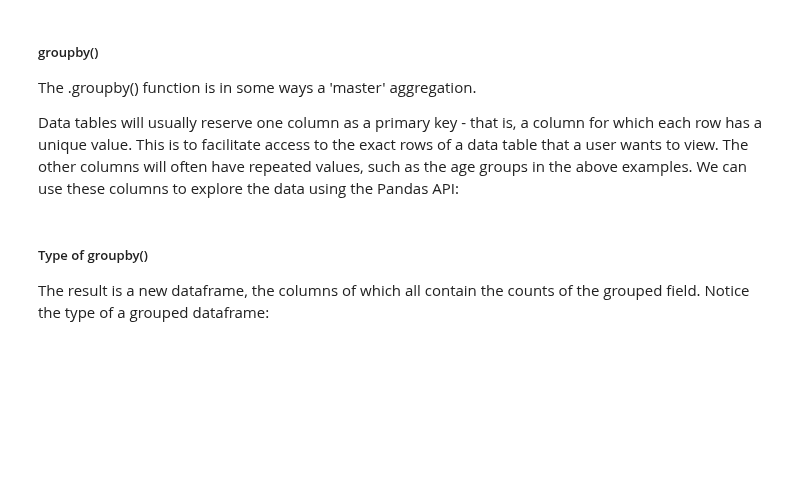
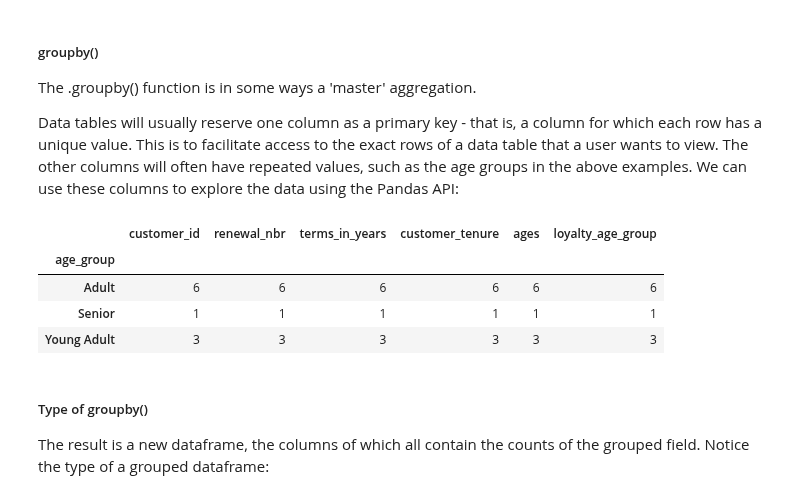
Before and after one commit to somas1/CT, a Jupyter notebook: Pandas/Pandas_Walkthrough_Student_Copy.ipynb, the cells around one changed output. Cells and saved outputs as stored; diff of their text form; code cells hidden in the pictures; blank space fills up the shorter version.

```diff
--- a/Pandas/Pandas_Walkthrough_Student_Copy.ipynb
+++ b/Pandas/Pandas_Walkthrough_Student_Copy.ipynb
@@ -762,8 +763,16 @@ bos17
 # %%
 # also introducing .count() here, exact same as to how it's used in SQL
 
 # Using the groupby with the column intact as a column/key
 # customers.groupby('age_group', as_index = False).count()[['customer_id','age_group']]
+
+customers.groupby('age_group').count()
+# %% [output]
+|  | customer_id | renewal_nbr | terms_in_years | customer_tenure | ages | loyalty_age_group |
+| age_group |  |  |  |  |  |  |
+| Adult | 6 | 6 | 6 | 6 | 6 | 6 |
+| Senior | 1 | 1 | 1 | 1 | 1 | 1 |
+| Young Adult | 3 | 3 | 3 | 3 | 3 | 3 |
 # %% [markdown]
 ##### Type of groupby()
 
```
Also changed, not shown: parts of 14 cells of this notebook.
